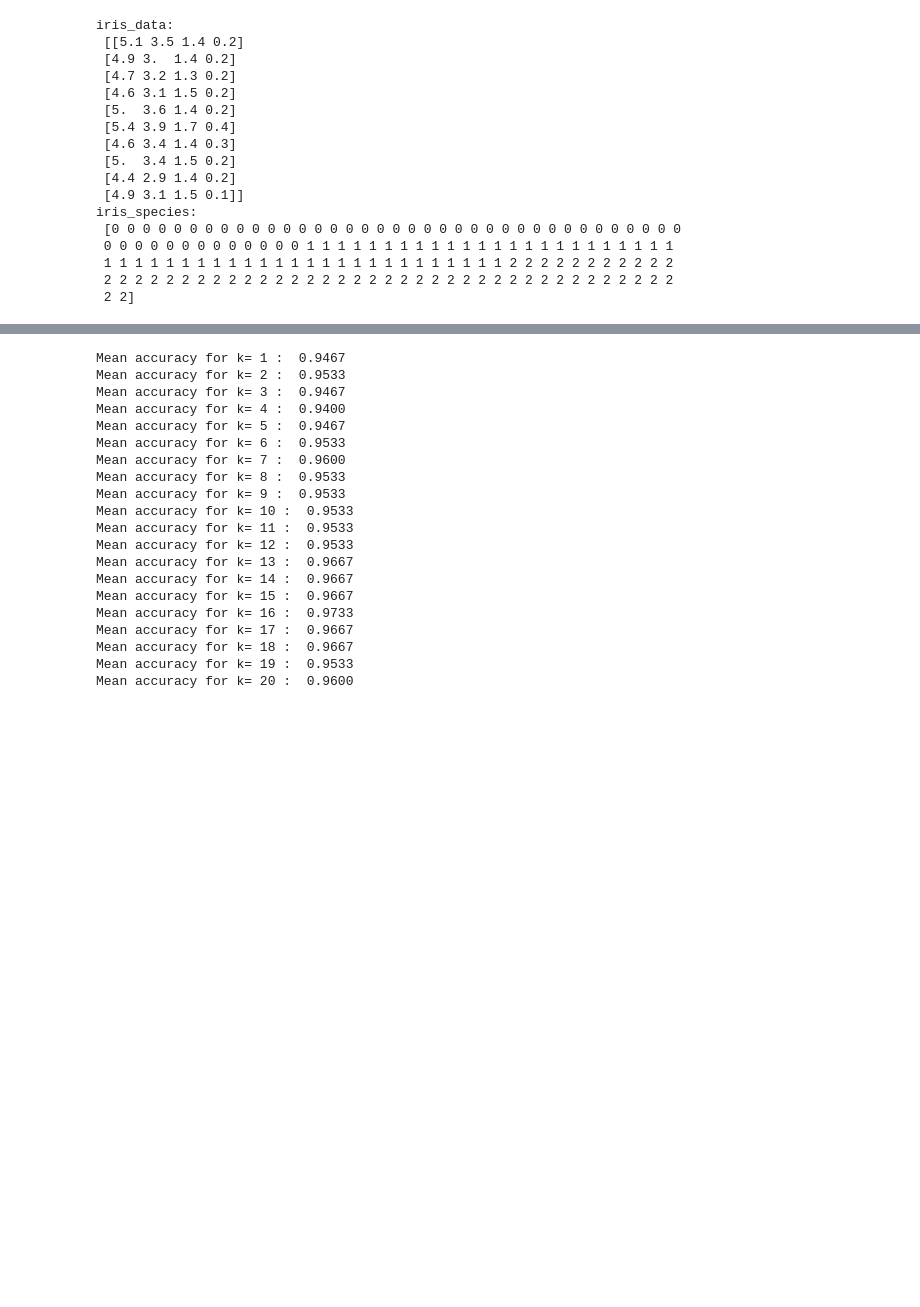
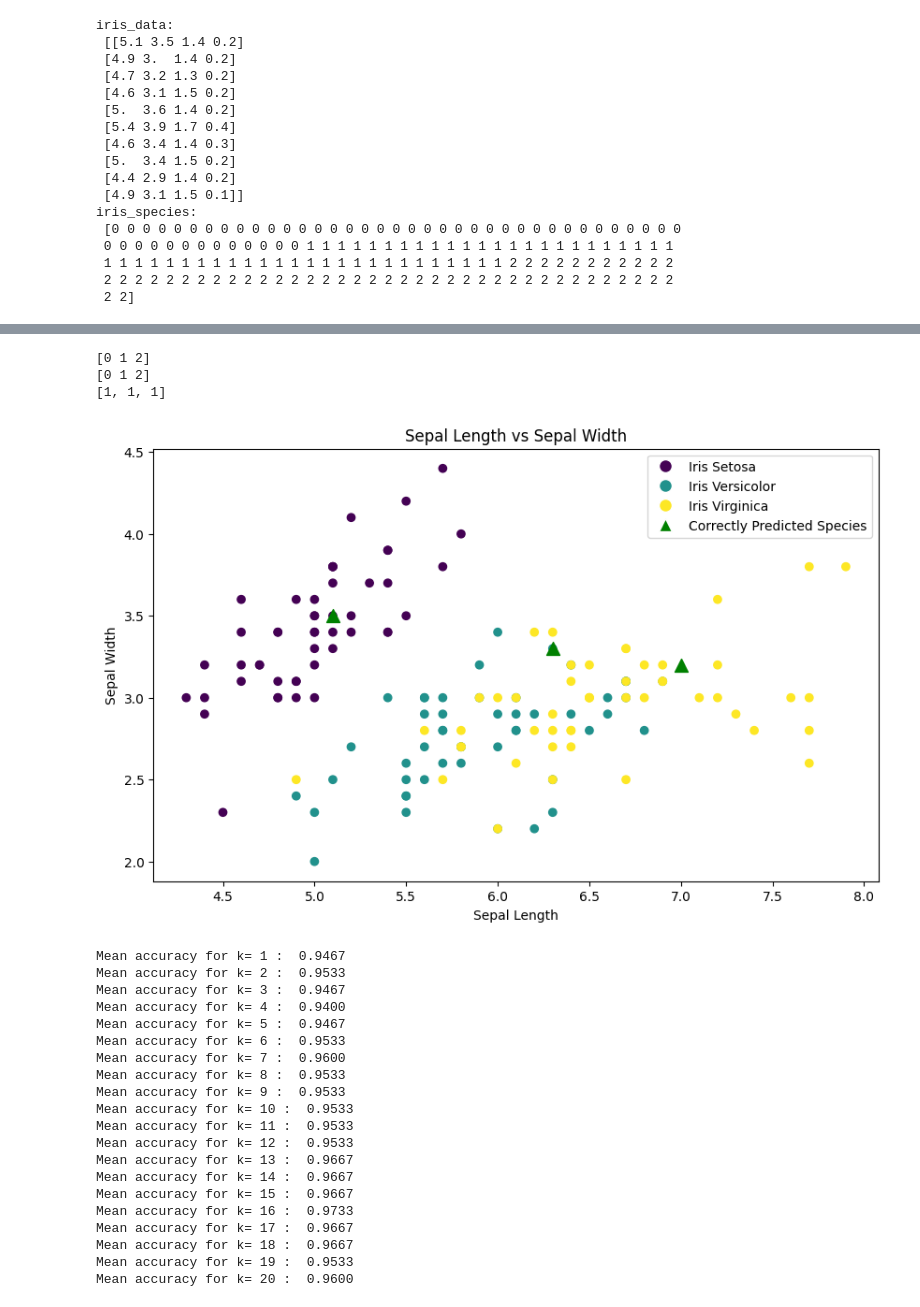
Before and after one commit to LiamQuinlan/cs339_Knn, a Jupyter notebook: knn.ipynb, the cells around one changed output, grey strips where cells are left out. Drawn from its saved outputs; the diff is of its cells as text; code cells hidden in the pictures; blank space fills up the shorter version.

```diff
--- a/knn.ipynb
+++ b/knn.ipynb
@@ -44,6 +53,67 @@ iris_data_normalized = scaler.fit_transform(iris_data)
 # %%
 # Set up StratifiedKFold for cross-validation
 kf = StratifiedKFold(n_splits=50)
+# %%
+knn = KNeighborsClassifier(n_neighbors=17)
+train_index, test_index = next(kf.split(iris_data_normalized, iris_species))
+
+training_data, testing_data = iris_data_normalized[train_index], iris_data_normalized[test_index]
+training_species, testing_species = iris_species[train_index], iris_species[test_index]
+
+knn.fit(training_data, training_species)
+predicted_species = knn.predict(testing_data)
+print(predicted_species)
+print(testing_species)
+
+correct_list = []
+correct_list.append(1)
+
+for i in range(len(predicted_species)-1):
+    if predicted_species[i] == testing_species[i]:
+        correct_list.append(1)
+    else:
+        correct_list.append(0)
+
+print(correct_list)
+
+x = [row[0] for row in iris_data[train_index]]
+y = [row[1] for row in iris_data[train_index]]
+
+i = [row[0] for row in iris_data[test_index]]
+j = [row[1] for row in iris_data[test_index]]
+
+from matplotlib.lines import Line2D
+
+plt.figure(figsize=(10, 6))
+plt.scatter(x, y, c=iris_species[train_index], cmap='viridis')
+plt.scatter(i, j, marker='^', s=100, color='green')
+
+species_names = ["Iris Setosa", "Iris Versicolor", "Iris Virginica"]
+
+legend_elements = [
+    Line2D([0], [0], marker='o', color='w', label=species_names[i], markerfacecolor=plt.cm.viridis(i / 2), markersize=10)
+    for i in range(len(species_names))
+]
+
+legend_elements.append(Line2D([0], [0], marker='^', color='w', label='Correctly Predicted Species', markerfacecolor='green', markersize=10))
+
+plt.legend(handles=legend_elements, title="Species")
+
+plt.legend(handles=legend_elements, title="Species")
+plt.legend(handles=legend_elements)
+
+# Add the custom legend
+plt.title('Sepal Length vs Sepal Width')
+plt.xlabel('Sepal Length')
+plt.ylabel('Sepal Width')
+plt.show()
+
+plt.show()
+# %% [output]
+[0 1 2]
+[0 1 2]
+[1, 1, 1]
+[figure, added]
 # %%
 # Run Knn on Iris data set
 k_accuracy_list = []
```
Also changed, not shown: parts of 1 cell of this notebook.
